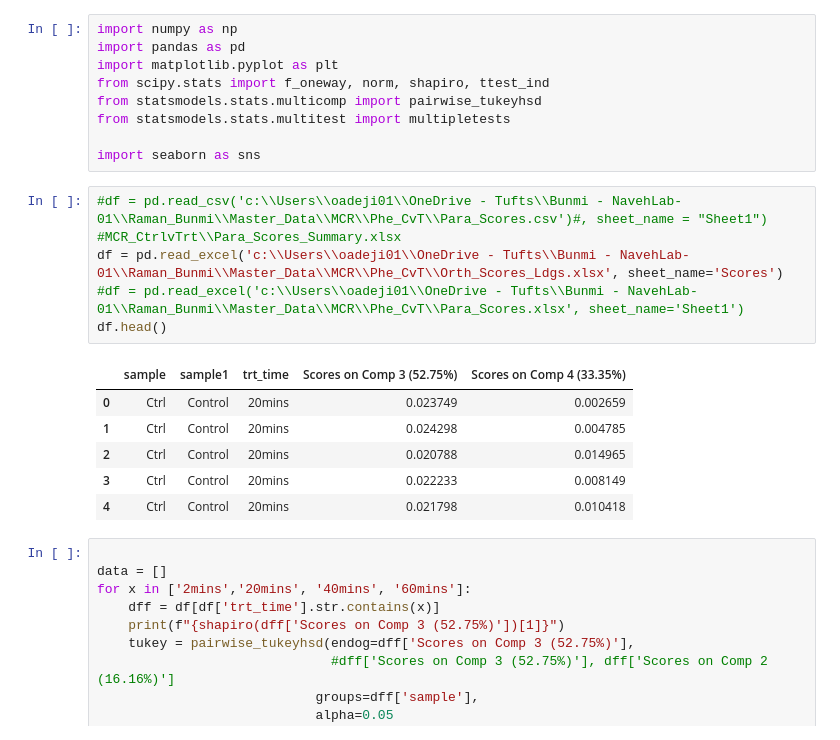
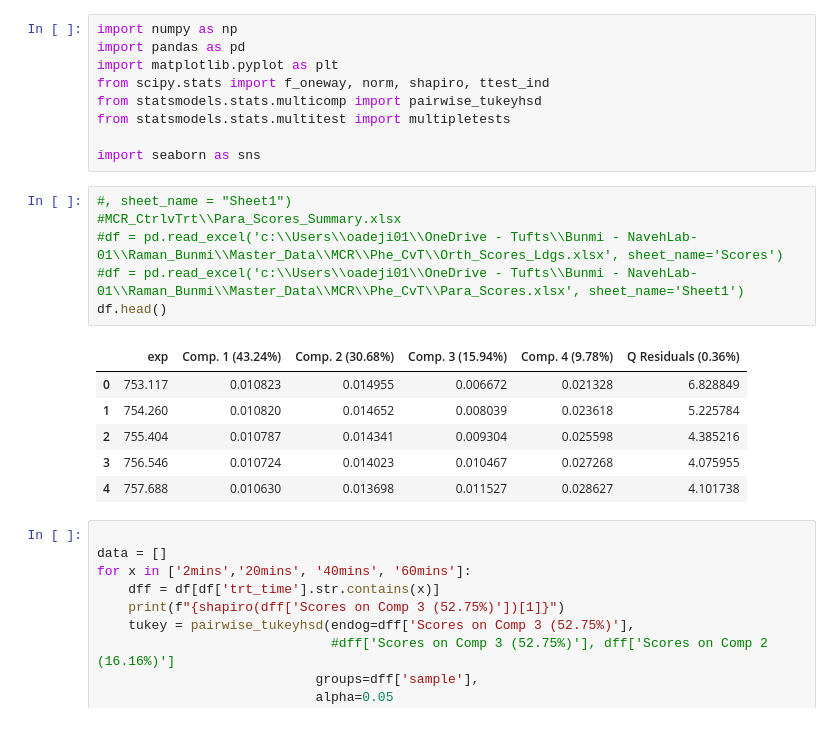
Before and after one commit to bunmiadejimi/Raman_Collagen, a Jupyter notebook: MCR_Stats.ipynb, the cells around one changed output. Drawn from its saved outputs; the diff is of its cells as text.

```diff
--- a/MCR_Stats.ipynb
+++ b/MCR_Stats.ipynb
@@ -8,18 +8,18 @@ from statsmodels.stats.multitest import multipletests
 
 import seaborn as sns
 # %%
-#df = pd.read_csv('c:\\Users\\oadeji01\\OneDrive - Tufts\\Bunmi - NavehLab-01\\Raman_Bunmi\\Master_Data\\MCR\\Phe_CvT\\Para_Scores.csv')#, sheet_name = "Sheet1")
+#, sheet_name = "Sheet1")
 #MCR_CtrlvTrt\\Para_Scores_Summary.xlsx
-df = pd.read_excel('c:\\Users\\oadeji01\\OneDrive - Tufts\\Bunmi - NavehLab-01\\Raman_Bunmi\\Master_Data\\MCR\\Phe_CvT\\Orth_Scores_Ldgs.xlsx', sheet_name='Scores')
+#df = pd.read_excel('c:\\Users\\oadeji01\\OneDrive - Tufts\\Bunmi - NavehLab-01\\Raman_Bunmi\\Master_Data\\MCR\\Phe_CvT\\Orth_Scores_Ldgs.xlsx', sheet_name='Scores')
 #df = pd.read_excel('c:\\Users\\oadeji01\\OneDrive - Tufts\\Bunmi - NavehLab-01\\Raman_Bunmi\\Master_Data\\MCR\\Phe_CvT\\Para_Scores.xlsx', sheet_name='Sheet1')
 df.head()
 # %% [output]
-|  | sample | sample1 | trt_time | Scores on Comp 3 (52.75%) | Scores on Comp 4 (33.35%) |
-| 0 | Ctrl | Control | 20mins | 0.023749 | 0.002659 |
-| 1 | Ctrl | Control | 20mins | 0.024298 | 0.004785 |
-| 2 | Ctrl | Control | 20mins | 0.020788 | 0.014965 |
-| 3 | Ctrl | Control | 20mins | 0.022233 | 0.008149 |
-| 4 | Ctrl | Control | 20mins | 0.021798 | 0.010418 |
+|  | exp | Comp. 1 (43.24%) | Comp. 2 (30.68%) | Comp. 3 (15.94%) | Comp. 4 (9.78%) | Q Residuals (0.36%) |
+| 0 | 753.117 | 0.010823 | 0.014955 | 0.006672 | 0.021328 | 6.828849 |
+| 1 | 754.260 | 0.010820 | 0.014652 | 0.008039 | 0.023618 | 5.225784 |
+| 2 | 755.404 | 0.010787 | 0.014341 | 0.009304 | 0.025598 | 4.385216 |
+| 3 | 756.546 | 0.010724 | 0.014023 | 0.010467 | 0.027268 | 4.075955 |
+| 4 | 757.688 | 0.010630 | 0.013698 | 0.011527 | 0.028627 | 4.101738 |
 # %%
 
 data = []
```
Also changed, not shown: parts of 8 cells of this notebook.
